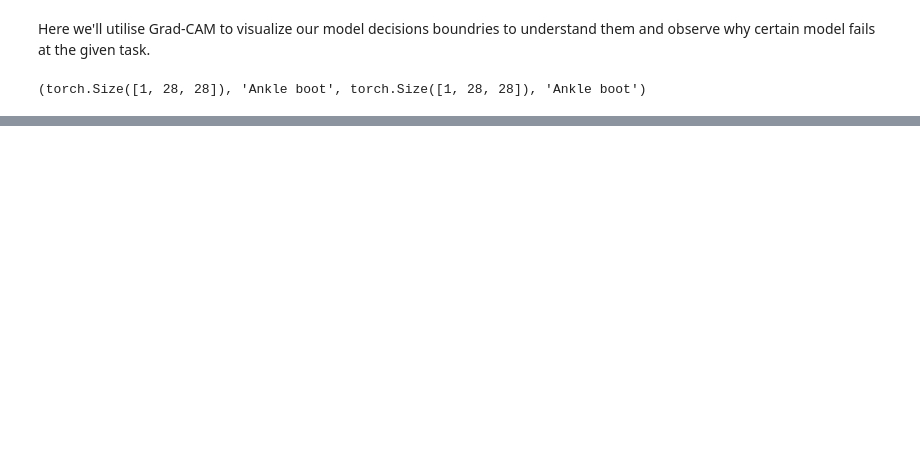
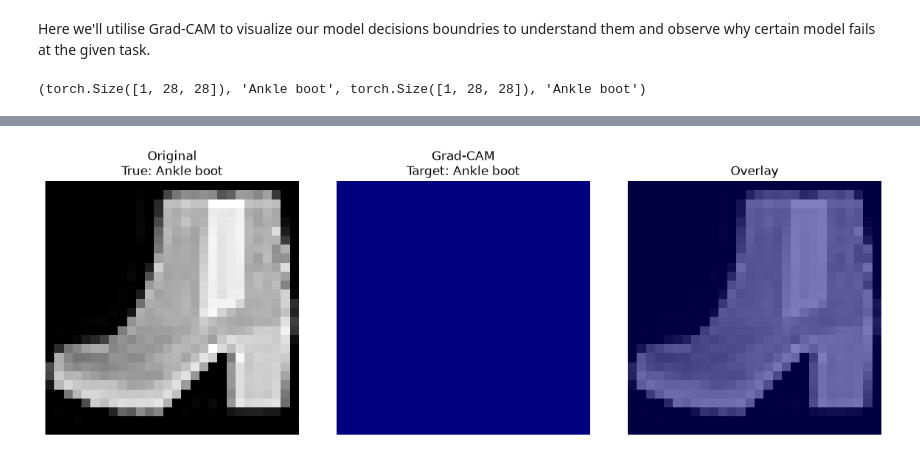
Before and after one commit to keljorden/gradcam, a Jupyter notebook: model_comp.ipynb, the cells around one changed output, grey strips where cells are left out. Drawn from its saved outputs; the diff is of its cells as text; code cells hidden in the pictures; blank space fills up the shorter version.

```diff
--- a/model_comp.ipynb
+++ b/model_comp.ipynb
@@ -160,0 +369,9 @@ def my_gradcam(model: torch.nn.Module, data_sample, target, device: torch.device
+# %%
+my_gradcam(
+    model = best_model,
+    data_sample = test_data_1,
+    target = target_best,
+    device = device
+)
+# %% [output]
+[figure, added]
```
Also changed, not shown: parts of 79 cells of this notebook.
